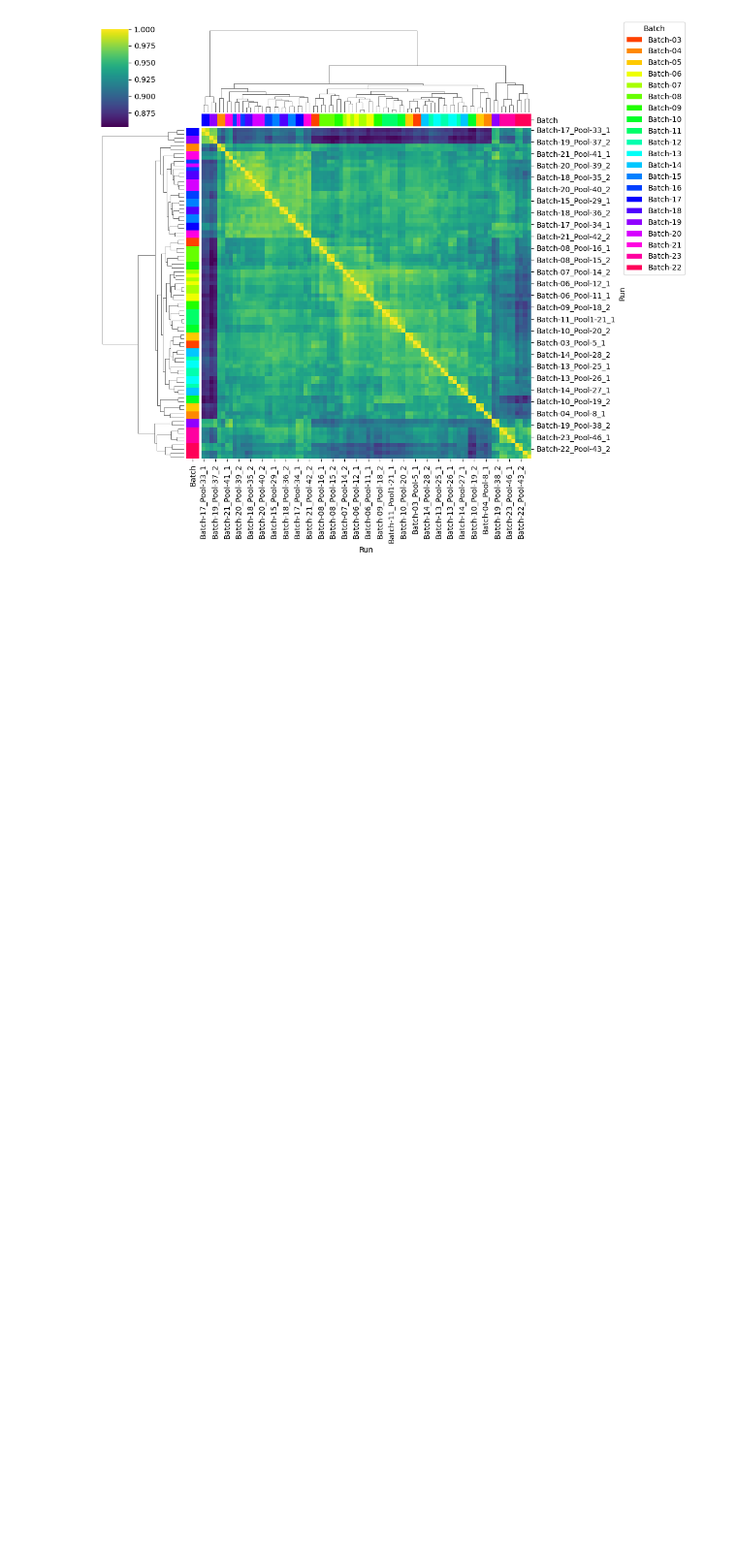
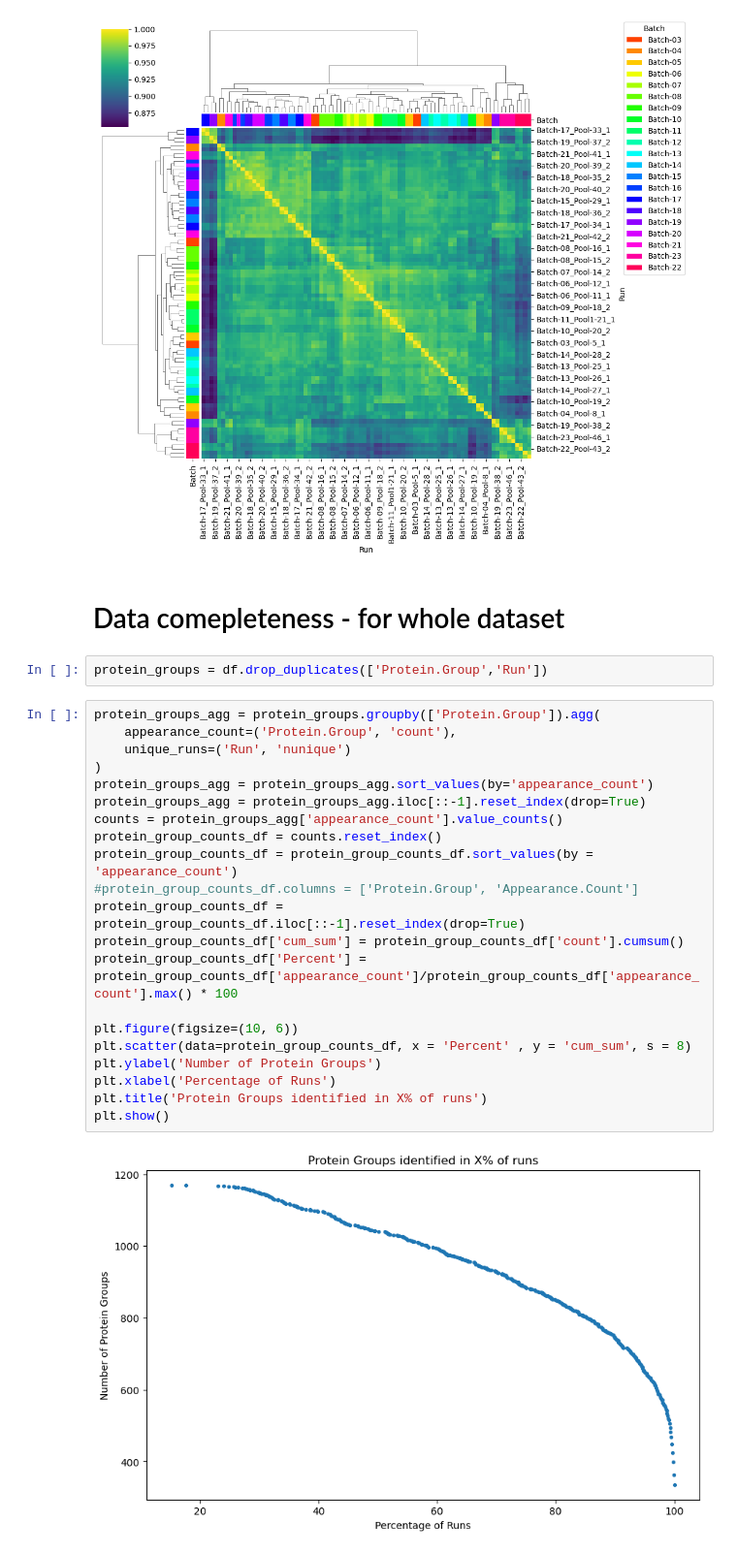
Before and after one commit to kevdai32/Proteomics, a Jupyter notebook: Dia.ipynb, the cells around one changed output. Shown at 97% size. Saved outputs shown, nothing was run; the diff lists cells and outputs as text; blank space fills up the shorter version.

Commit message:
Added data missingness

```diff
--- a/Dia.ipynb
+++ b/Dia.ipynb
@@ -131,3 +131,30 @@ plt.legend(handles=legend_elements, title="Batch", bbox_to_anchor=(1.1, 1), bbox
 plt.show()
 # %% [output]
 [figure]
+# %% [markdown]
+# Data comepleteness - for whole dataset
+# %%
+protein_groups = df.drop_duplicates(['Protein.Group','Run'])
+# %%
+protein_groups_agg = protein_groups.groupby(['Protein.Group']).agg(
+    appearance_count=('Protein.Group', 'count'),
+    unique_runs=('Run', 'nunique')
+)
+protein_groups_agg = protein_groups_agg.sort_values(by='appearance_count')
+protein_groups_agg = protein_groups_agg.iloc[::-1].reset_index(drop=True)
+counts = protein_groups_agg['appearance_count'].value_counts()
+protein_group_counts_df = counts.reset_index()
+protein_group_counts_df = protein_group_counts_df.sort_values(by = 'appearance_count')
+#protein_group_counts_df.columns = ['Protein.Group', 'Appearance.Count']
+protein_group_counts_df = protein_group_counts_df.iloc[::-1].reset_index(drop=True)
+protein_group_counts_df['cum_sum'] = protein_group_counts_df['count'].cumsum()
+protein_group_counts_df['Percent'] = protein_group_counts_df['appearance_count']/protein_group_counts_df['appearance_count'].max() * 100
+
+plt.figure(figsize=(10, 6))
+plt.scatter(data=protein_group_counts_df, x = 'Percent' , y = 'cum_sum', s = 8)
+plt.ylabel('Number of Protein Groups')
+plt.xlabel('Percentage of Runs')
+plt.title('Protein Groups identified in X% of runs')
+plt.show()
+# %% [output]
+[figure, added]
```
